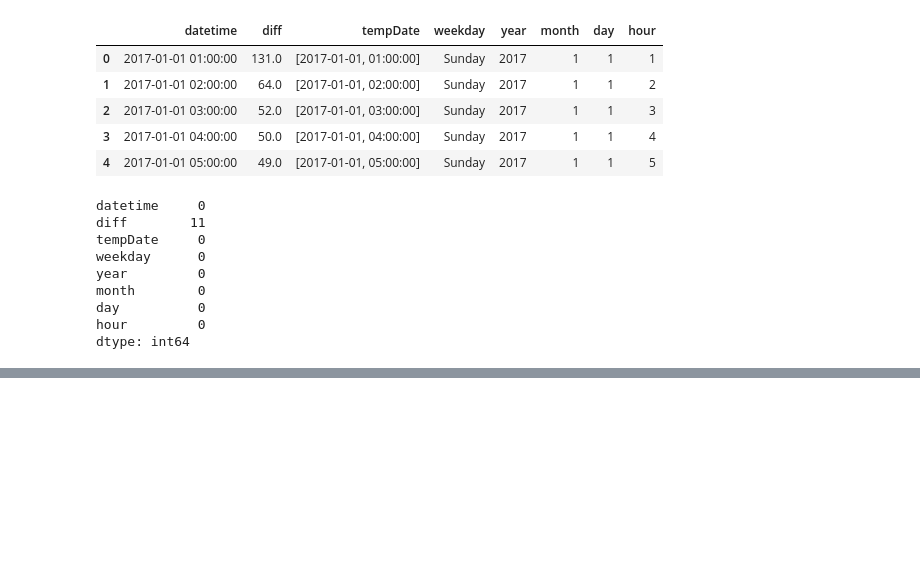
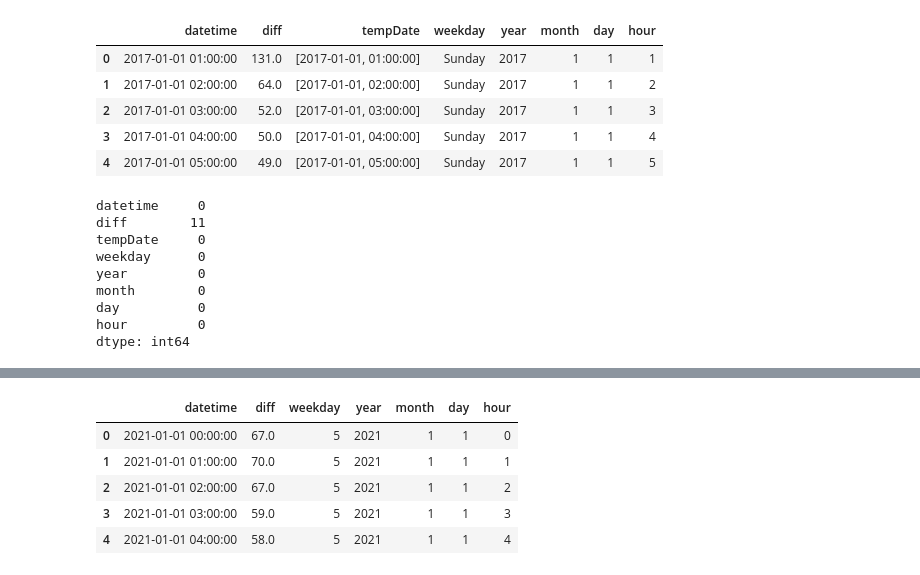
Before and after one commit to ji6394/TIL, a Jupyter notebook: Project/K-water/kaggleing.ipynb, the cells around one changed output, grey strips where cells are left out. Saved outputs shown, nothing was run; the diff lists cells and outputs as text; code cells hidden in the pictures; blank space fills up the shorter version.

```diff
--- a/Project/K-water/kaggleing.ipynb
+++ b/Project/K-water/kaggleing.ipynb
@@ -408,0 +481,5 @@ dtype: int64
+# %%
+for col in categorizational_columns:
+    combine[col] = combine[col].astype('category')
+# %%
+combine['datetime'] = pd.to_datetime(combine['datetime'])
@@ -408,0 +504,2 @@ dtype: int64
+# %%
+combine = combine.drop(['tempDate'], axis=1)
@@ -408,0 +508,11 @@ dtype: int64
+# %%
+test = combine[combine['datetime']>='20210101']
+# %%
+test.head()
+# %% [output]
+|  | datetime | diff | weekday | year | month | day | hour |
+| 0 | 2021-01-01 00:00:00 | 67.0 | 5 | 2021 | 1 | 1 | 0 |
+| 1 | 2021-01-01 01:00:00 | 70.0 | 5 | 2021 | 1 | 1 | 1 |
+| 2 | 2021-01-01 02:00:00 | 67.0 | 5 | 2021 | 1 | 1 | 2 |
+| 3 | 2021-01-01 03:00:00 | 59.0 | 5 | 2021 | 1 | 1 | 3 |
+| 4 | 2021-01-01 04:00:00 | 58.0 | 5 | 2021 | 1 | 1 | 4 |
```
Also changed, not shown: parts of 25 cells of this notebook.
